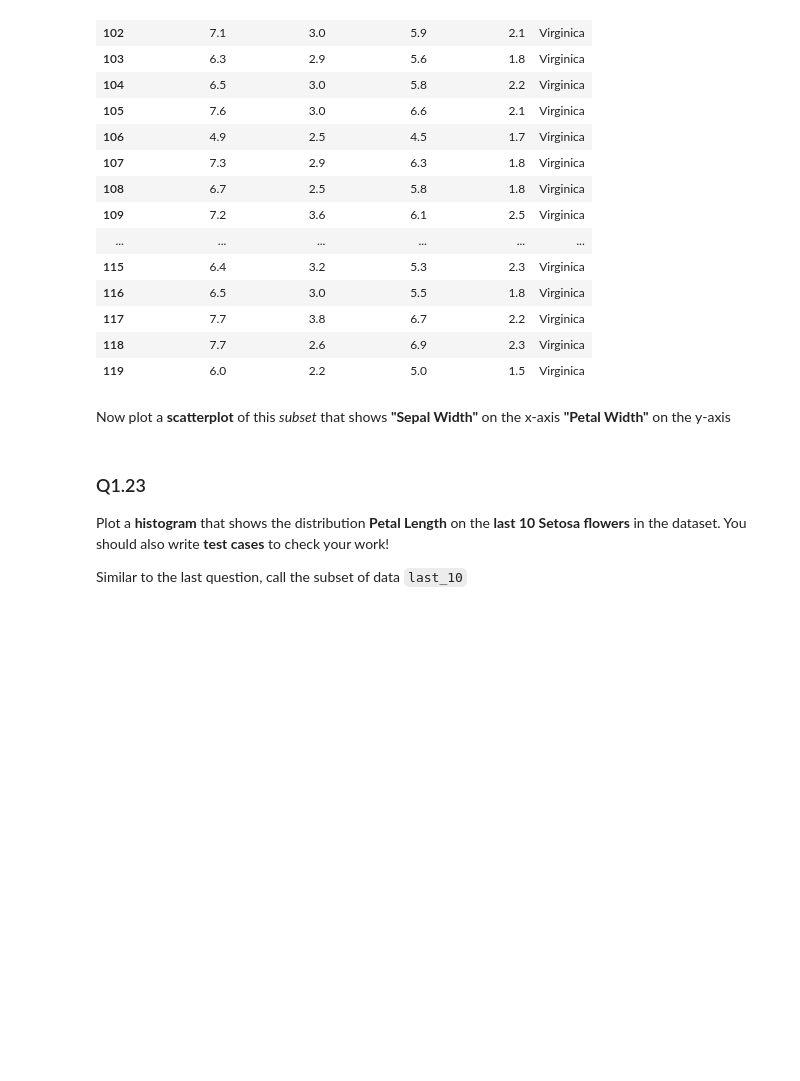
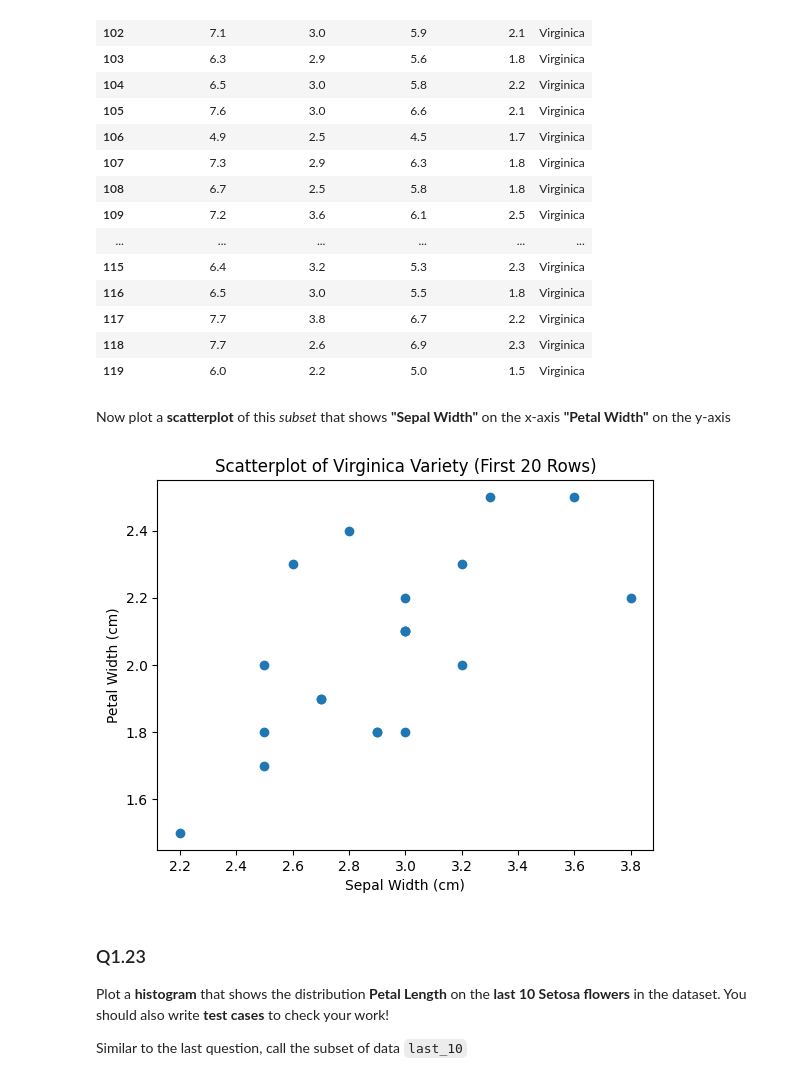
Before and after one commit to michaelwnau/_my_notebooks_ML_data_science, a Jupyter notebook: WSK_Week_1_Student.ipynb, the cells around one changed output. Saved outputs shown, nothing was run; the diff lists cells and outputs as text; code cells hidden in the pictures; blank space fills up the shorter version.

```diff
--- a/WSK_Week_1_Student.ipynb
+++ b/WSK_Week_1_Student.ipynb
@@ -339,3 +337,14 @@ Now plot a **scatterplot** of this *subset* that shows **"Sepal Width"** on the
+# %%
+# Plot the scatterplot here using first_20!
+# reuse the `first_20`
+# create scatterplot
+plt.scatter(first_20['sepal width (cm)'], first_20['petal width (cm)'])
+plt.xlabel('Sepal Width (cm)')
+plt.ylabel('Petal Width (cm)')
+plt.title('Scatterplot of Virginica Variety (First 20 Rows)')
+plt.show()
+# %% [output]
+[figure, added]
 # %% [markdown]
 ### Q1.23
 Plot a **histogram** that shows the distribution **Petal Length** on the **last 10 Setosa flowers** in the dataset. You should also write **test cases** to check your work!
```
Also changed, not shown: parts of 1 cell of this notebook.
